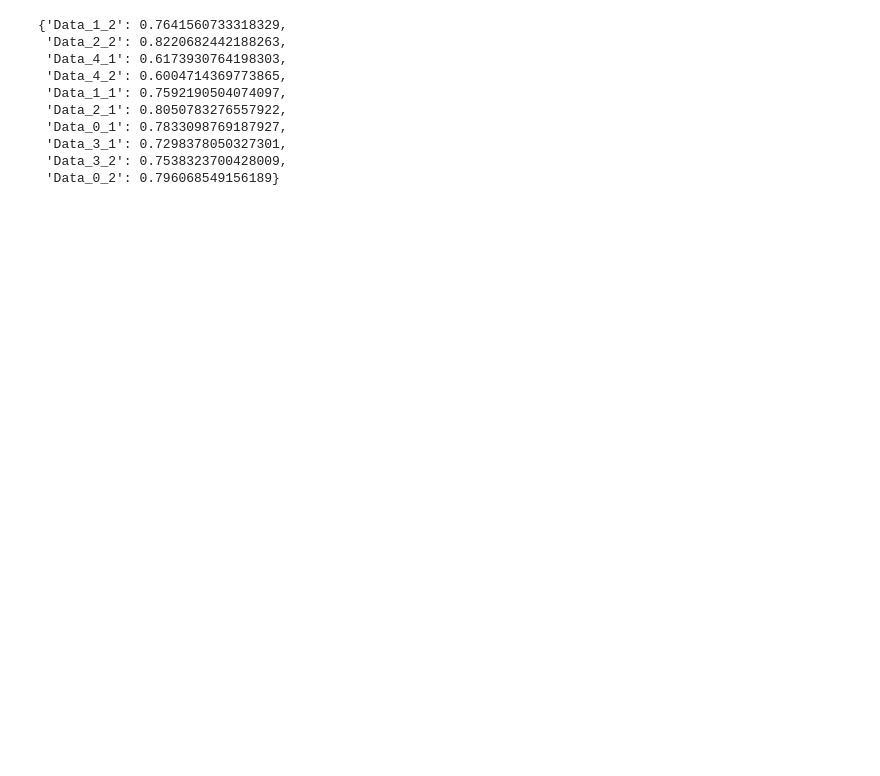
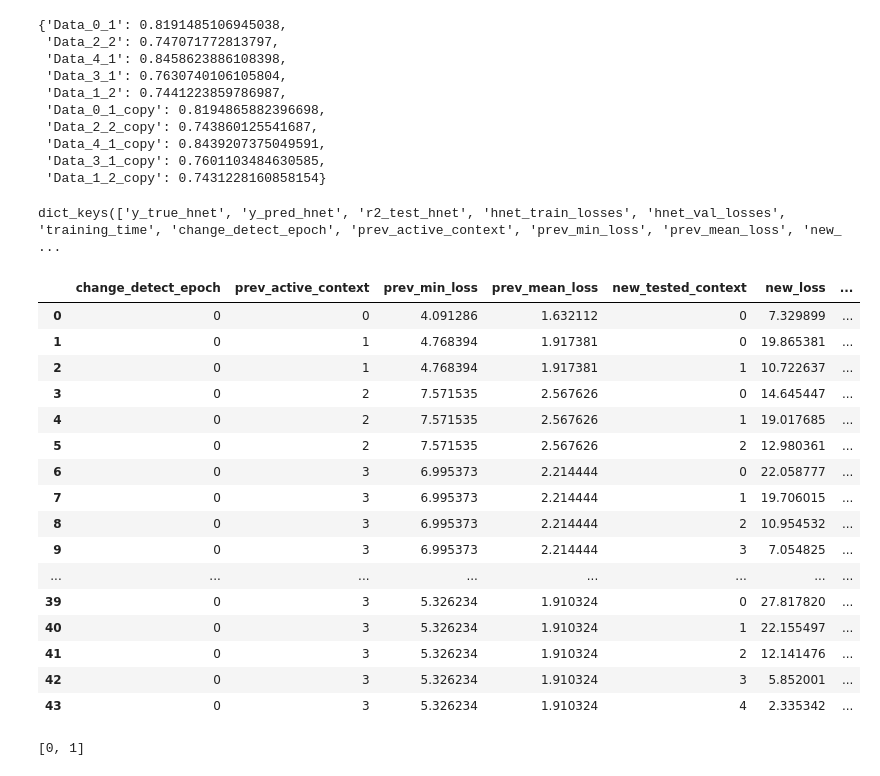
Before and after one commit to nereaiscamu/CL_UpperLimb_Control, a Jupyter notebook: Task_Detector_Hnet_PoC/devtool_3.ipynb, the cells around one changed output. Drawn from its saved outputs; the diff is of its cells as text; code cells hidden in the pictures; blank space fills up the shorter version.

```diff
--- a/Task_Detector_Hnet_PoC/devtool_3.ipynb
+++ b/Task_Detector_Hnet_PoC/devtool_3.ipynb
@@ -23,7 +23,7 @@ with open(os.path.join('config.json'), 'r') as f:
 
 path_to_hnets = './Models/Models_HNET_Block3'
 # %%
-experiment0_hnet_v0 = 'Experiment1_Task3'
+experiment0_hnet_v0 = 'Experiment6_Task3'
 models_exp0_hnet_v0 = np.sort(os.listdir(os.path.join(path_to_hnets, experiment0_hnet_v0)))
 
 
@@ -31,7 +31,7 @@ path_results_exp0_v0 = './Results/' + experiment0_hnet_v0
 with open(os.path.join(path_results_exp0_v0 +'.pkl'), 'rb') as fp:
     results_hnet_exp0_v0 = pickle.load(fp)
 
-data_path_exp0_v0 = './Data/Sim_Data_Experiment60'+'.pkl'
+data_path_exp0_v0 = './Data/Sim_Data_Experiment60_sorted_doubles'+'.pkl'
 with open(os.path.join(data_path_exp0_v0), 'rb') as fp:
     data_exp0_v0 = pickle.load(fp)
 # %%
@@ -83,13 +83,69 @@ for d in data_exp0_v0.keys():
 # %%
 best_perf
 # %% [output]
-{'Data_1_2': 0.7641560733318329,
- 'Data_2_2': 0.8220682442188263,
- 'Data_4_1': 0.6173930764198303,
- 'Data_4_2': 0.6004714369773865,
- 'Data_1_1': 0.7592190504074097,
- 'Data_2_1': 0.8050783276557922,
- 'Data_0_1': 0.7833098769187927,
- 'Data_3_1': 0.7298378050327301,
- 'Data_3_2': 0.7538323700428009,
- 'Data_0_2': 0.796068549156189}
+{'Data_0_1': 0.8191485106945038,
+ 'Data_2_2': 0.747071772813797,
+ 'Data_4_1': 0.8458623886108398,
+ 'Data_3_1': 0.7630740106105804,
+ 'Data_1_2': 0.7441223859786987,
+ 'Data_0_1_copy': 0.8194865882396698,
+ 'Data_2_2_copy': 0.743860125541687,
+ 'Data_4_1_copy': 0.8439207375049591,
+ 'Data_3_1_copy': 0.7601103484630585,
+ 'Data_1_2_copy': 0.7431228160858154}
+# %%
+results_hnet_exp0_v0['Data_0_1'].keys()
+# %% [output]
+dict_keys(['y_true_hnet', 'y_pred_hnet', 'r2_test_hnet', 'hnet_train_losses', 'hnet_val_losses', 'training_time', 'change_detect_epoch', 'prev_active_context', 'prev_min_loss', 'prev_mean_loss', 'new_ ...
+# %%
+keys_to_extract = ['change_detect_epoch', 'prev_active_context', 'prev_min_loss', 'prev_mean_loss', 'new_tested_context', 'new_loss', 'new_mean_loss']
+# %%
+# Move tensors to CPU and convert to lists, handle non-tensor values appropriately
+def generate_dict_changes(dataset, keys_to_extract):
+    filtered_data = {}
+    results = results_hnet_exp0_v0[dataset]
+    for key in keys_to_extract:
+        if key in results:
+            value = results[key]
+            if isinstance(value[0], torch.Tensor):
+                filtered_data[key] = [tensor.cpu().item() for tensor in value]
+            else:
+                filtered_data[key] = value
+    return pd.DataFrame(filtered_data)
+# %%
+keys = list(results_hnet_exp0_v0.keys())
+data_dict1 = generate_dict_changes(keys[1], keys_to_extract)
+data_dict2 = generate_dict_changes(keys[2], keys_to_extract)
+data_dict3 = generate_dict_changes(keys[3], keys_to_extract)
+data_dict4 = generate_dict_changes(keys[4], keys_to_extract)
+data_dict5 = generate_dict_changes(keys[5], keys_to_extract)
+data_dict6 = generate_dict_changes(keys[6], keys_to_extract)
+data_dict7 = generate_dict_changes(keys[7], keys_to_extract)
+data_dict8 = generate_dict_changes(keys[8], keys_to_extract)
+data_dict9 = generate_dict_changes(keys[9], keys_to_extract)
+dataframes = [data_dict1, data_dict2, data_dict3, data_dict4, data_dict5, data_dict6, data_dict7, data_dict8, data_dict9]
+df_changes = pd.concat(dataframes, ignore_index=True)
+# %%
+df_changes
+# %% [output]
+|  | change_detect_epoch | prev_active_context | prev_min_loss | prev_mean_loss | new_tested_context | new_loss | ... |
+| 0 | 0 | 0 | 4.091286 | 1.632112 | 0 | 7.329899 | ... |
+| 1 | 0 | 1 | 4.768394 | 1.917381 | 0 | 19.865381 | ... |
+| 2 | 0 | 1 | 4.768394 | 1.917381 | 1 | 10.722637 | ... |
+| 3 | 0 | 2 | 7.571535 | 2.567626 | 0 | 14.645447 | ... |
+| 4 | 0 | 2 | 7.571535 | 2.567626 | 1 | 19.017685 | ... |
+| 5 | 0 | 2 | 7.571535 | 2.567626 | 2 | 12.980361 | ... |
+| 6 | 0 | 3 | 6.995373 | 2.214444 | 0 | 22.058777 | ... |
+| 7 | 0 | 3 | 6.995373 | 2.214444 | 1 | 19.706015 | ... |
+| 8 | 0 | 3 | 6.995373 | 2.214444 | 2 | 10.954532 | ... |
+| 9 | 0 | 3 | 6.995373 | 2.214444 | 3 | 7.054825 | ... |
+| ... | ... | ... | ... | ... | ... | ... | ... |
+| 39 | 0 | 3 | 5.326234 | 1.910324 | 0 | 27.817820 | ... |
+| 40 | 0 | 3 | 5.326234 | 1.910324 | 1 | 22.155497 | ... |
+| 41 | 0 | 3 | 5.326234 | 1.910324 | 2 | 12.141476 | ... |
+| 42 | 0 | 3 | 5.326234 | 1.910324 | 3 | 5.852001 | ... |
+| 43 | 0 | 3 | 5.326234 | 1.910324 | 4 | 2.335342 | ... |
+# %%
+results_hnet_exp0_v0['Data_4_1']['new_tested_context']
+# %% [output]
+[0, 1]
```
Also changed, not shown: parts of 6 cells of this notebook, 3 other files.
